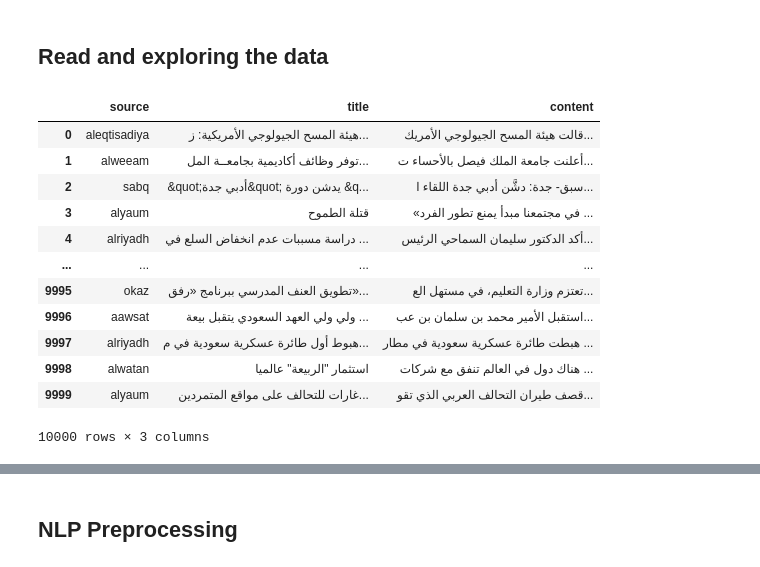
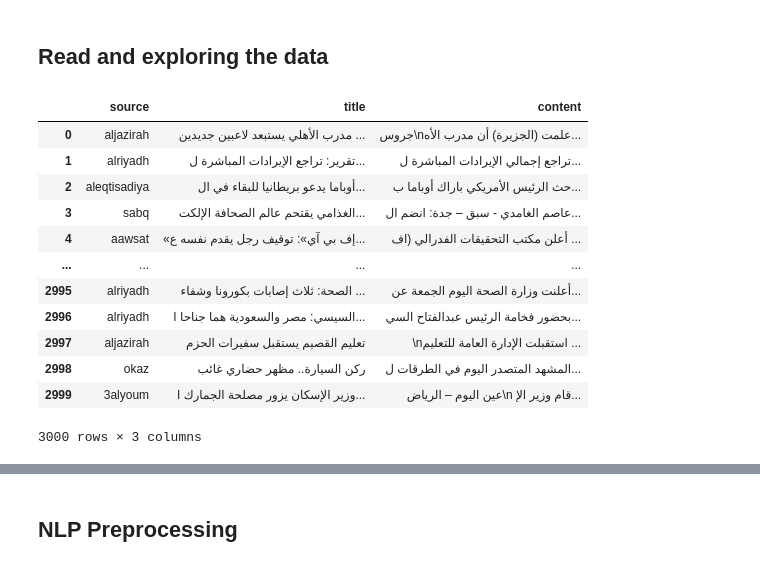
Before and after one commit to REHAB199/NLP-SaudiNewsNet, a Jupyter notebook: Code/nlp-saudi-news.ipynb, the cells around one changed output, grey strips where cells are left out. Saved outputs shown, nothing was run; the diff lists cells and outputs as text; code cells hidden in the pictures.

```diff
--- a/Code/nlp-saudi-news.ipynb
+++ b/Code/nlp-saudi-news.ipynb
@@ -95,20 +78,20 @@ from farasa.stemmer import FarasaStemmer
 # %% [markdown]
 ## Read and exploring the data
 # %%
-df = pd.read_csv('SaudiNews')
+df = pd.read_csv('/content/SaudiNews3k')
 df.drop(columns= ['Unnamed: 0'], inplace= True)
 df
 # %% [output]
 |  | source | title | content |
-| 0 | aleqtisadiya | هيئة المسح الجيولوجي الأمريكية: ز... | قالت هيئة المسح الجيولوجي الأمريك... |
-| 1 | alweeam | توفر وظائف أكاديمية بجامعــة المل... | أعلنت جامعة الملك فيصل بالأحساء ت... |
-| 2 | sabq | &quot;أدبي جدة&quot; يدشن دورة &q... | سبق- جدة: دشَّن أدبي جدة اللقاء ا... |
-| 3 | alyaum | قتلة الطموح | «في مجتمعنا مبدأ يمنع تطور الفرد ... |
-| 4 | alriyadh | دراسة مسببات عدم انخفاض السلع في ... | أكد الدكتور سليمان السماحي الرئيس... |
+| 0 | aljazirah | مدرب الأهلي يستبعد لاعبين جديدين ... | جروس\nعلمت (الجزيرة) أن مدرب الأه... |
+| 1 | alriyadh | تقرير: تراجع الإيرادات المباشرة ل... | تراجع إجمالي الإيرادات المباشرة ل... |
+| 2 | aleqtisadiya | أوباما يدعو بريطانيا للبقاء في ال... | حث الرئيس الأمريكي باراك أوباما ب... |
+| 3 | sabq | الغذامي يقتحم عالم الصحافة الإلكت... | عاصم الغامدي - سبق – جدة: انضم ال... |
+| 4 | aawsat | «إف بي آي»: توقيف رجل يقدم نفسه ع... | أعلن مكتب التحقيقات الفدرالي (اف ... |
 | ... | ... | ... | ... |
-| 9995 | okaz | تطويق العنف المدرسي ببرنامج «رفق»... | تعتزم وزارة التعليم، في مستهل الع... |
-| 9996 | aawsat | ولي ولي العهد السعودي يتقبل بيعة ... | استقبل الأمير محمد بن سلمان بن عب... |
-| 9997 | alriyadh | هبوط أول طائرة عسكرية سعودية في م... | هبطت طائرة عسكرية سعودية في مطار ... |
-| 9998 | alwatan | استثمار "الربيعة" عالميا | هناك دول في العالم تنفق مع شركات ... |
-| 9999 | alyaum | غارات للتحالف على مواقع المتمردين... | قصف طيران التحالف العربي الذي تقو... |
+| 2995 | alriyadh | الصحة: ثلاث إصابات بكورونا وشفاء ... | أعلنت وزارة الصحة اليوم الجمعة عن... |
+| 2996 | alriyadh | السيسي: مصر والسعودية هما جناحا ا... | بحضور فخامة الرئيس عبدالفتاح السي... |
+| 2997 | aljazirah | تعليم القصيم يستقبل سفيرات الحزم | \nاستقبلت الإدارة العامة للتعليم ... |
+| 2998 | okaz | ركن السيارة.. مظهر حضاري غائب | المشهد المتصدر اليوم في الطرقات ل... |
+| 2999 | 3alyoum | وزير الإسكان يزور مصلحة الجمارك ا... | عين اليوم – الرياض\n قام وزير الإ... |
-10000 rows × 3 columns
+3000 rows × 3 columns
```
Also changed, not shown: parts of 62 cells of this notebook.
